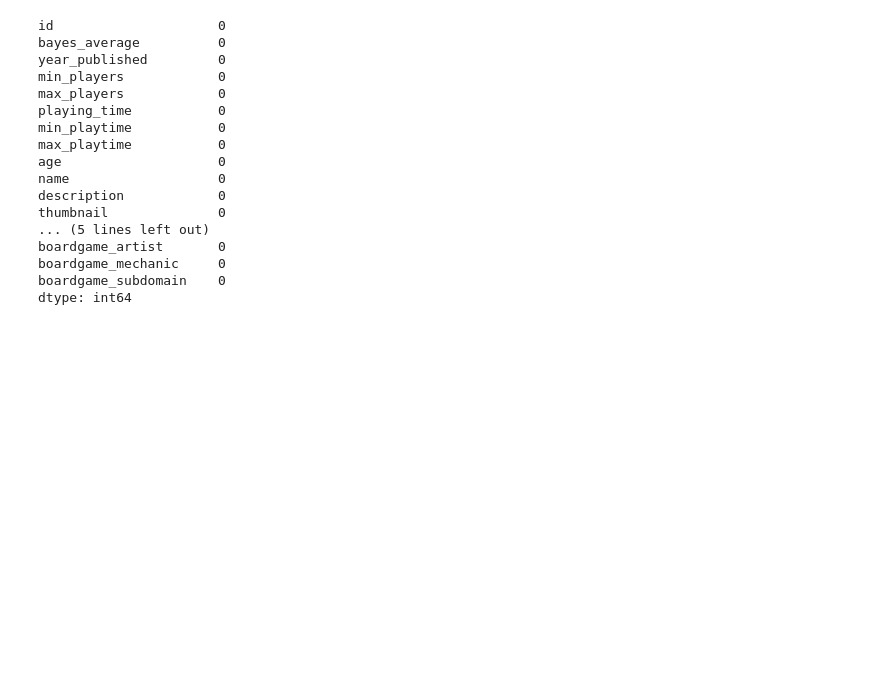
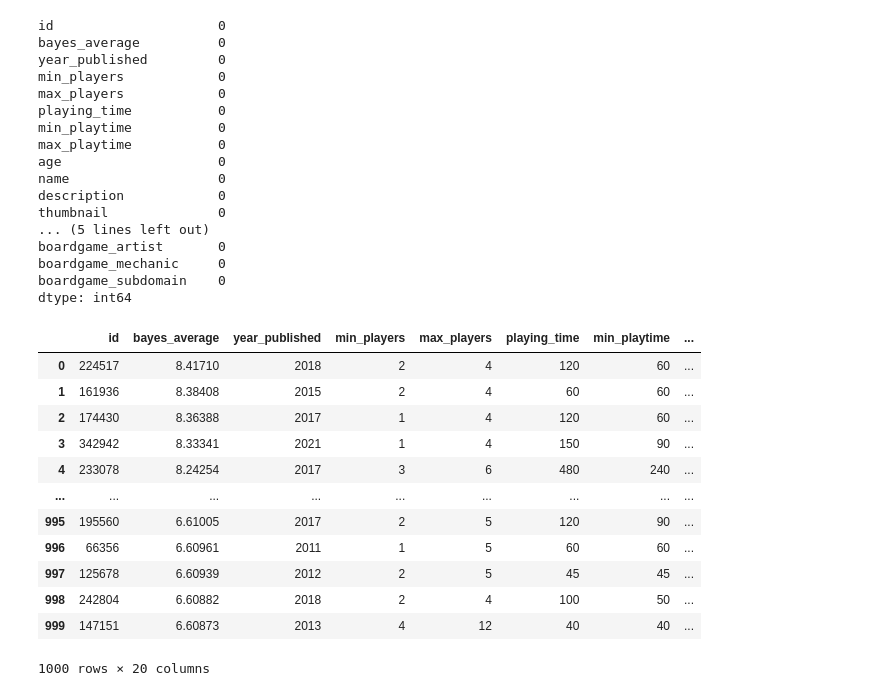
Before and after one commit to SE499BoardBuddy/boardbuddy-flask, a Jupyter notebook: cleaning.ipynb, the cells around one changed output. Saved outputs shown, nothing was run; the diff lists cells and outputs as text; code cells hidden in the pictures; blank space fills up the shorter version.

```diff
--- a/cleaning.ipynb
+++ b/cleaning.ipynb
@@ -43,3 +43,19 @@ boardgame_artist       0
 boardgame_mechanic     0
 boardgame_subdomain    0
 dtype: int64
+# %%
+df
+# %% [output]
+|  | id | bayes_average | year_published | min_players | max_players | playing_time | min_playtime | ... |
+| 0 | 224517 | 8.41710 | 2018 | 2 | 4 | 120 | 60 | ... |
+| 1 | 161936 | 8.38408 | 2015 | 2 | 4 | 60 | 60 | ... |
+| 2 | 174430 | 8.36388 | 2017 | 1 | 4 | 120 | 60 | ... |
+| 3 | 342942 | 8.33341 | 2021 | 1 | 4 | 150 | 90 | ... |
+| 4 | 233078 | 8.24254 | 2017 | 3 | 6 | 480 | 240 | ... |
+| ... | ... | ... | ... | ... | ... | ... | ... | ... |
+| 995 | 195560 | 6.61005 | 2017 | 2 | 5 | 120 | 90 | ... |
+| 996 | 66356 | 6.60961 | 2011 | 1 | 5 | 60 | 60 | ... |
+| 997 | 125678 | 6.60939 | 2012 | 2 | 5 | 45 | 45 | ... |
+| 998 | 242804 | 6.60882 | 2018 | 2 | 4 | 100 | 50 | ... |
+| 999 | 147151 | 6.60873 | 2013 | 4 | 12 | 40 | 40 | ... |
+1000 rows × 20 columns
```
Also changed, not shown: parts of 1 cell of this notebook, 8 other files.
